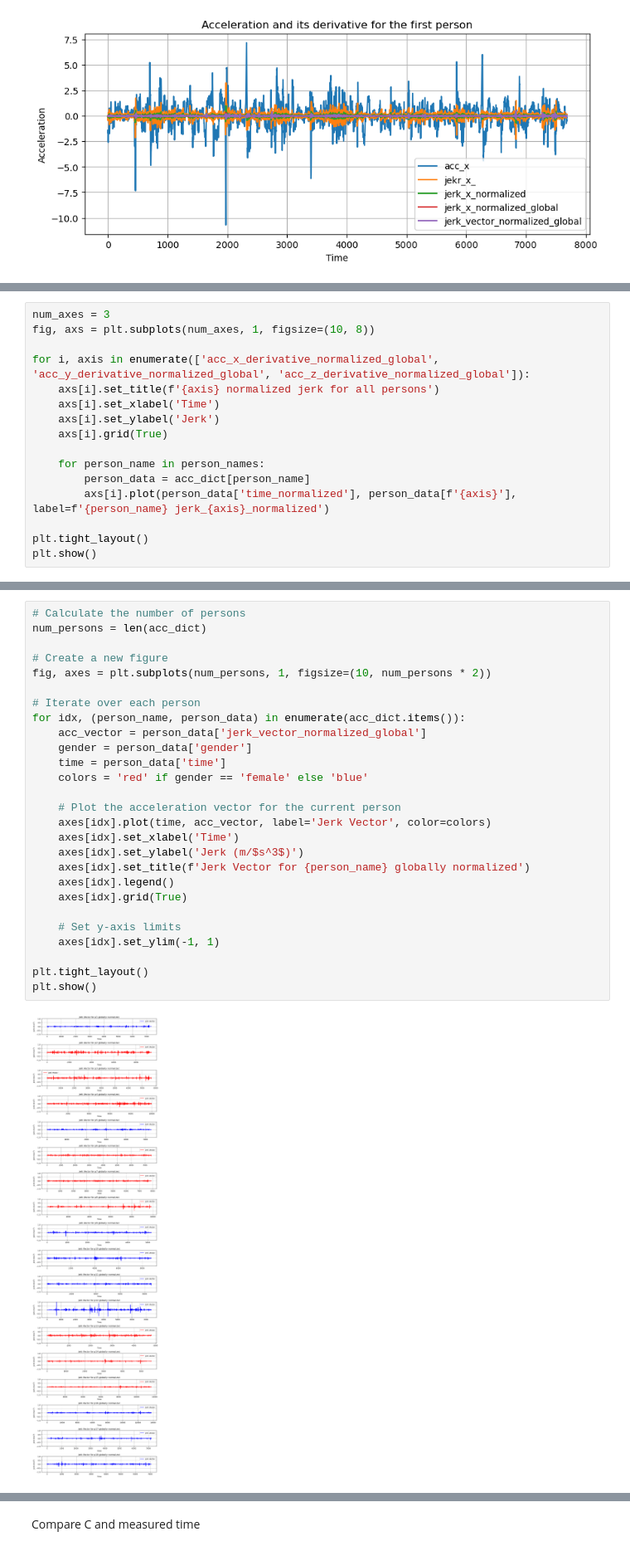
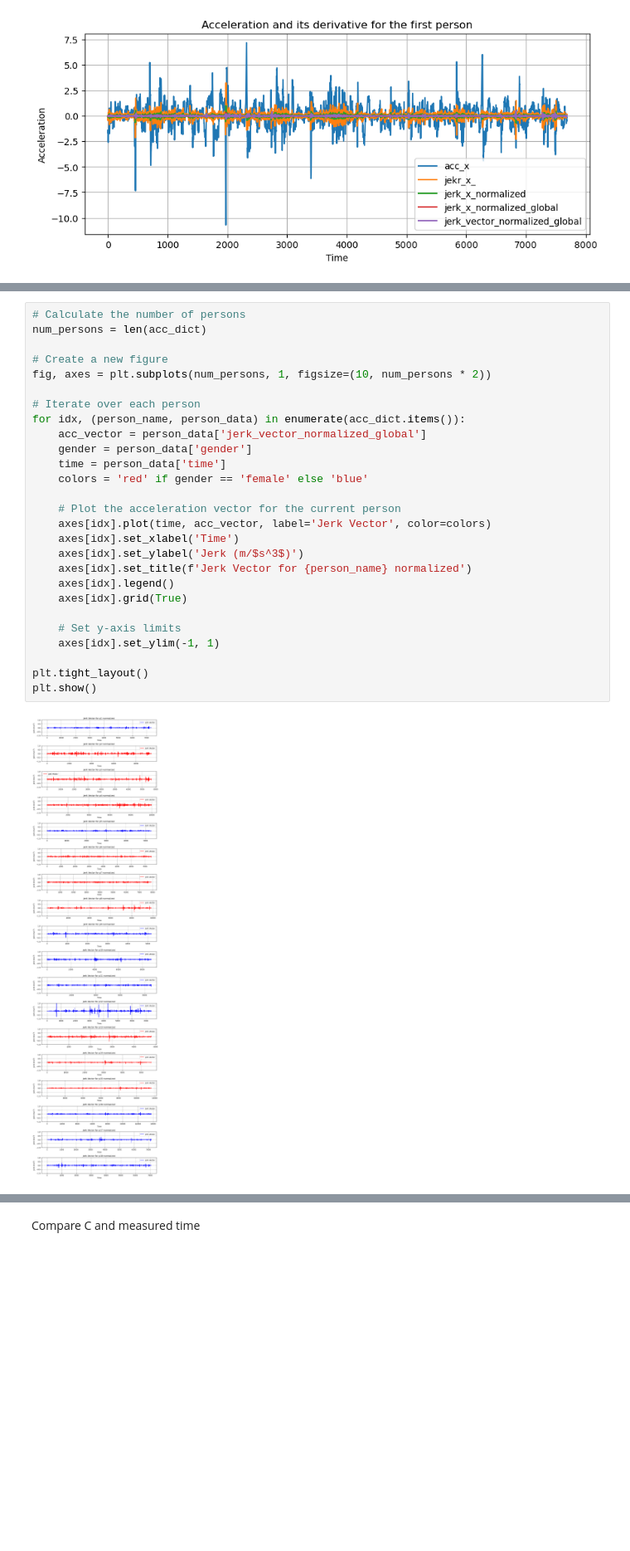
Before and after one commit to doertiboy/MasterStudy, a Jupyter notebook: Acceleration.ipynb, the cells around one changed output, grey strips where cells are left out. Shown at 83% size. Cells and saved outputs as stored; diff of their text form; blank space fills up the shorter version.

```diff
--- a/Acceleration.ipynb
+++ b/Acceleration.ipynb
@@ -299,16 +293,0 @@ Interpolation zum längsten
-# %%
-num_axes = 3
-fig, axs = plt.subplots(num_axes, 1, figsize=(10, 8))
-
-for i, axis in enumerate(['acc_x_derivative_normalized_global', 'acc_y_derivative_normalized_global', 'acc_z_derivative_normalized_global']):
-    axs[i].set_title(f'{axis} normalized jerk for all persons')
-    axs[i].set_xlabel('Time')
-    axs[i].set_ylabel('Jerk')
-    axs[i].grid(True)
-
-    for person_name in person_names:
-        person_data = acc_dict[person_name]
-        axs[i].plot(person_data['time_normalized'], person_data[f'{axis}'], label=f'{person_name} jerk_{axis}_normalized')
-
-plt.tight_layout()
-plt.show()
@@ -317,30 +294,30 @@ plt.show()
 # %%
 # Calculate the number of persons
 num_persons = len(acc_dict)
 
 # Create a new figure
 fig, axes = plt.subplots(num_persons, 1, figsize=(10, num_persons * 2))
 
 # Iterate over each person
 for idx, (person_name, person_data) in enumerate(acc_dict.items()):
     acc_vector = person_data['jerk_vector_normalized_global']
     gender = person_data['gender']
     time = person_data['time']
     colors = 'red' if gender == 'female' else 'blue'
 
     # Plot the acceleration vector for the current person
     axes[idx].plot(time, acc_vector, label='Jerk Vector', color=colors)
     axes[idx].set_xlabel('Time')
     axes[idx].set_ylabel('Jerk (m/$s^3$)')
-    axes[idx].set_title(f'Jerk Vector for {person_name} globally normalized')
+    axes[idx].set_title(f'Jerk Vector for {person_name} normalized')
     axes[idx].legend()
     axes[idx].grid(True)
 
     # Set y-axis limits
     axes[idx].set_ylim(-1, 1)
 
 plt.tight_layout()
 plt.show()
 # %% [output]
-[figure, old version]
+[figure, new version]
 # %% [markdown]
```
Also changed, not shown: parts of 6 cells of this notebook, 2 other files.
